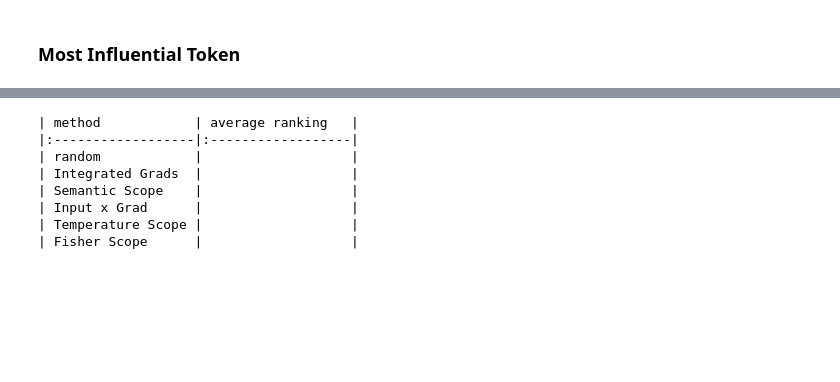
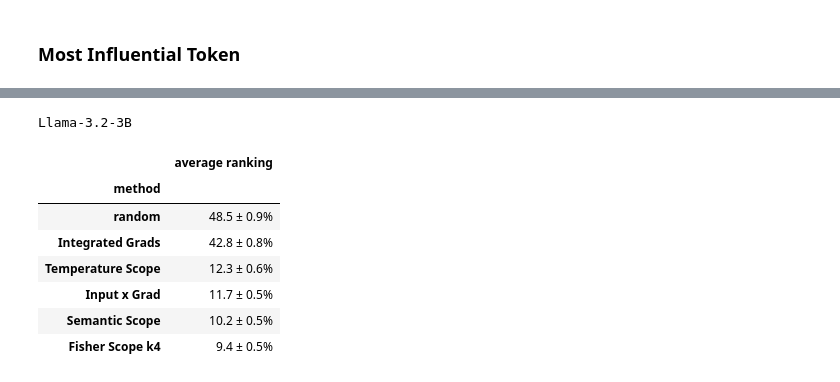
Before and after one commit to AntonioLiu97/JacobianScopes, a Jupyter notebook: Benchmarks/benchmark_plotter.ipynb, the cells around one changed output, grey strips where cells are left out. Saved outputs shown, nothing was run; the diff lists cells and outputs as text; code cells hidden in the pictures; blank space fills up the shorter version.

```diff
--- a/Benchmarks/benchmark_plotter.ipynb
+++ b/Benchmarks/benchmark_plotter.ipynb
@@ -273,11 +283,52 @@ loo_table
 # %%
-print(loo_table.to_markdown())
+# Filter entries with "loo_rank" (influence ranking vs LOO comparison)
+loo_rank_data = {k: v for k, v in data.items() if "loo_rank" in k and "Llama-3.2-3B" in k}
+
+# Map raw method names to display names (same as lambada table)
+METHOD_DISPLAY = {
+    "random": "random",
+    "temperature": "Temperature Scope",
+    "gradient_x_input": "Input x Grad",
+    "semantic": "Semantic Scope",
+    "ig": "Integrated Grads",
+    "fisher_k4": "Fisher Scope k4",
+
+}
+
+# Build lookup: label key → mean_ranking_pct ± SEM string
+def fmt_loo_val(entry):
+    mean_pct = entry.get("mean_ranking_pct")
+    sem_pct = entry.get("sem_mean_ranking_pct")
+    if mean_pct is not None and sem_pct is not None:
+        return f"{mean_pct:.1f} ± {sem_pct:.1f}%"
+    elif mean_pct is not None:
+        return f"{mean_pct:.1f}%"
+    return None
+
+method_to_val = {}
+for label, entry in loo_rank_data.items():
+    parts = label.split("__")
+    raw_method = parts[1].replace("_lambada_loo_rank", "") if len(parts) >= 2 else label
+    display_method = METHOD_DISPLAY.get(raw_method, raw_method)
+    method_to_val[display_method] = fmt_loo_val(entry)
+
+# Build table with same row order as lambada: random, Temperature Scope, Semantic Scope, Gradient Input
+# row_order = ["random", "Semantic Scope", "Gradient Input", "Temperature Scope"]
+row_order = ["random","Integrated Grads", "Temperature Scope", "Input x Grad", "Semantic Scope", "Fisher Scope k4"]
+loo_table = pd.DataFrame(
+    {"average ranking": [method_to_val.get(m) for m in row_order]},
+    index=row_order,
+)
+loo_table.index.name = "method"
+print('Llama-3.2-3B')
+loo_table
 # %% [output]
-| method            | average ranking   |
-|:------------------|:------------------|
-| random            |                   |
-| Integrated Grads  |                   |
-| Semantic Scope    |                   |
-| Input x Grad      |                   |
-| Temperature Scope |                   |
-| Fisher Scope      |                   |
+Llama-3.2-3B
+|  | average ranking |
+| method |  |
+| random | 48.5 ± 0.9% |
+| Integrated Grads | 42.8 ± 0.8% |
+| Temperature Scope | 12.3 ± 0.6% |
+| Input x Grad | 11.7 ± 0.5% |
+| Semantic Scope | 10.2 ± 0.5% |
+| Fisher Scope k4 | 9.4 ± 0.5% |
```
Also changed, not shown: parts of 6 cells of this notebook, 16 other files.
